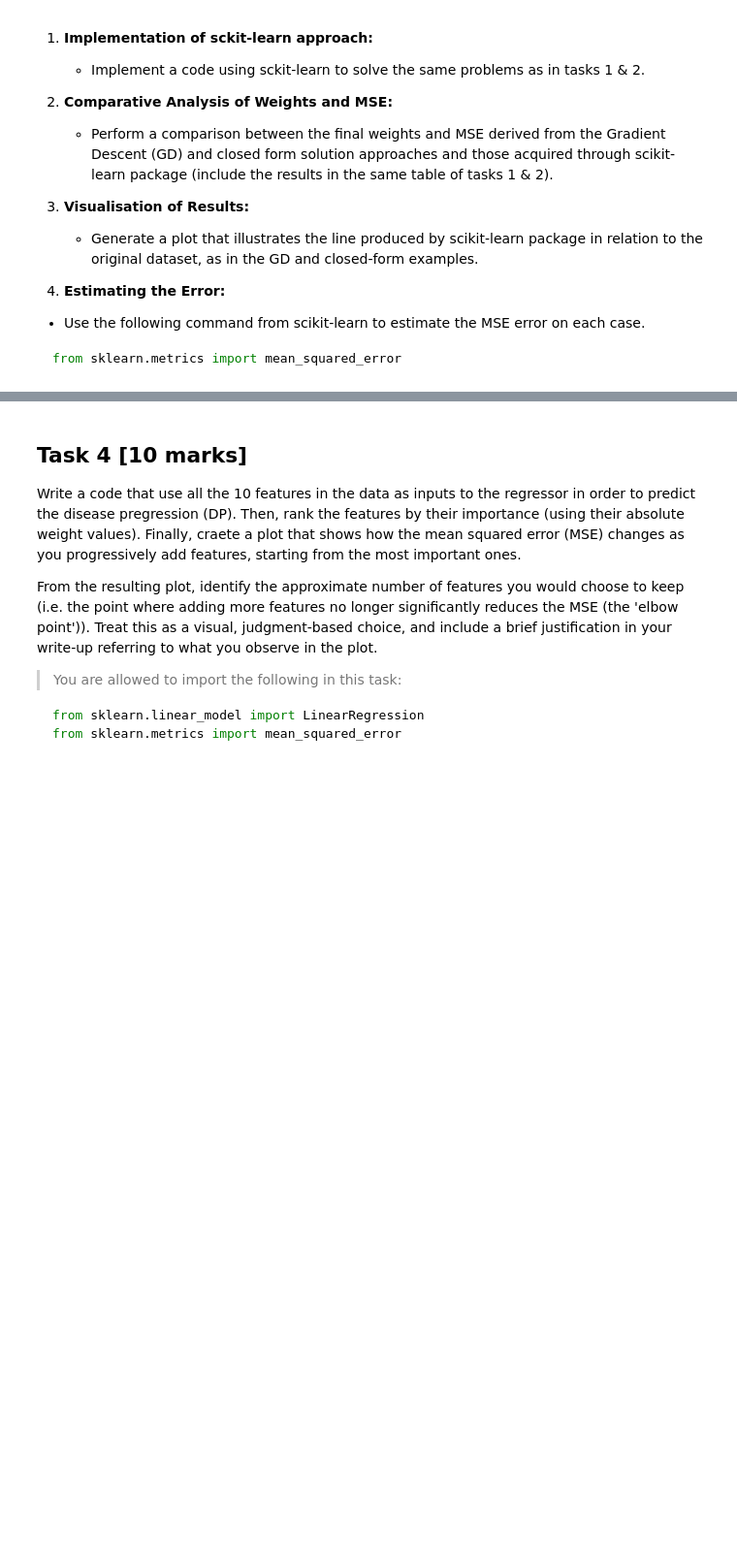
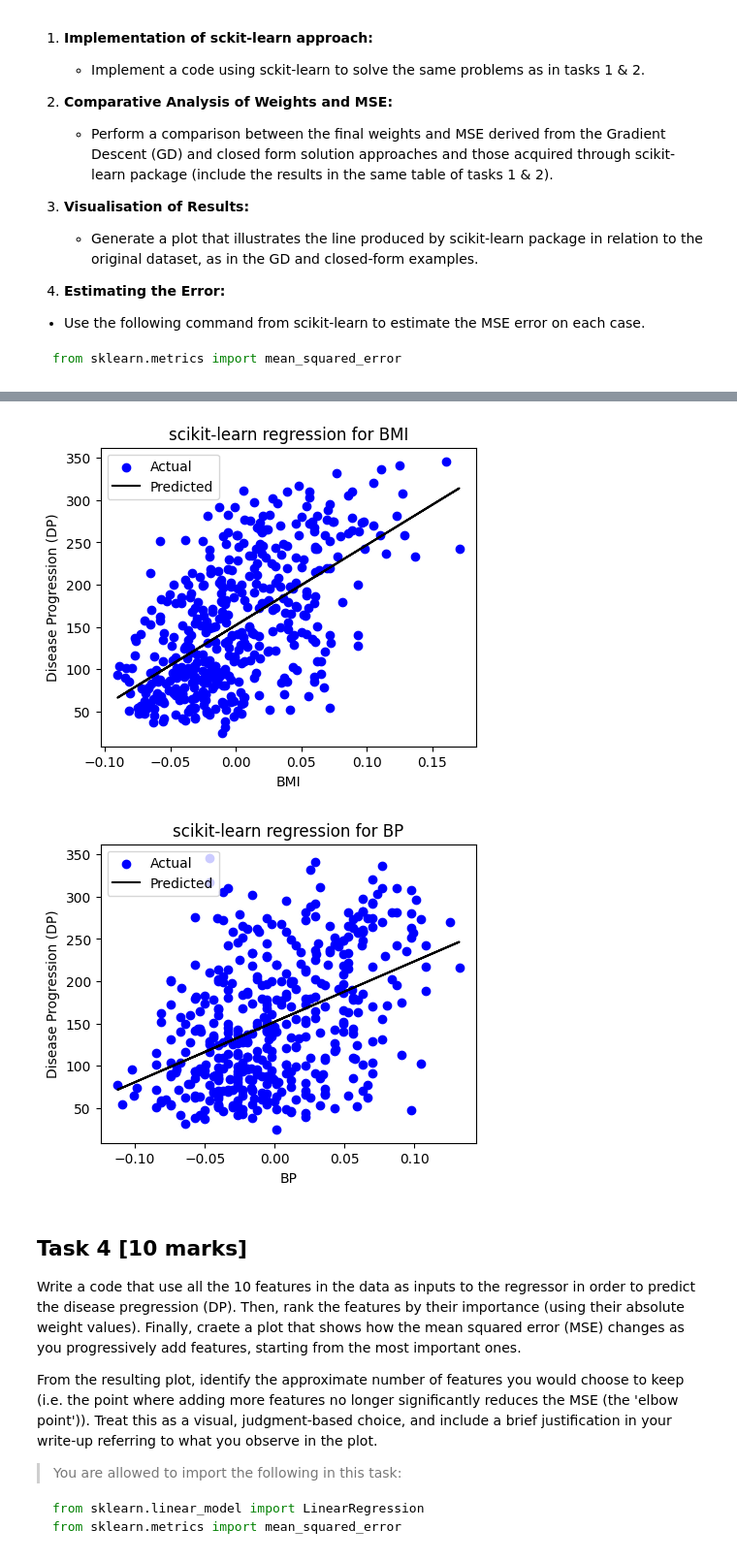
Before and after one commit to BenoitBenM/CW2_ML, a Jupyter notebook: 02_ML_LR.ipynb, the cells around one changed output, grey strips where cells are left out. Shown at 97% size. Saved outputs shown, nothing was run; the diff lists cells and outputs as text; code cells hidden in the pictures; blank space fills up the shorter version.

```diff
--- a/02_ML_LR.ipynb
+++ b/02_ML_LR.ipynb
@@ -564,0 +593,20 @@ In this section, we will use scikit-learn package to address the preceding task
+# %%
+# Task 3 (continued)
+
+# Now I add the scikit-learn results to the same comparison table created
+# in Tasks 1 and 2. This way all methods (GD, closed-form, sklearn)
+# appear together for BMI and BP.
+
+for name in ["bmi", "bp"]:
+    model = sk_results[name]["model"]
+    mse_sk = sk_results[name]["mse"]
+
+    comparison_table.loc[len(comparison_table)] = {
+        "feature": name.upper(),
+        "method": "scikit-learn",
+        "W0": model.intercept_,
+        "W1": model.coef_[0],
+        "MSE": mse_sk
+    }
+
+comparison_table
@@ -565,3 +621,28 @@ In this section, we will use scikit-learn package to address the preceding task
+# %%
+# Task 3 (continued)
+
+# Here I plot the regression line returned by scikit-learn together with the
+# original data points. This mirrors the visualisations from GD and the
+# closed-form solution so we can see how consistent the three approaches are.
+
+for name in ["bmi", "bp"]:
+    X = diabetes_data[[name]].values
+    Y = diabetes_data["DP"].values
+    model = sk_results[name]["model"]
+
+    Y_pred = model.predict(X)
+
+    plt.figure(figsize=(5, 4))
+    plt.xlabel(name.upper())
+    plt.ylabel("Disease Progression (DP)")
+    plt.scatter(X[:, 0], Y, color="blue", label="Actual")
+    plt.plot(X[:, 0], Y_pred, color="black", label="Predicted")
+    plt.title(f"scikit-learn regression for {name.upper()}")
+    plt.legend(loc="upper left")
+    plt.show()
+# %% [output]
+[figure, added]
+[figure, added]
 # %%
 # Task 3 (continued)
 # %% [markdown]
```
Also changed, not shown: parts of 5 cells of this notebook.
